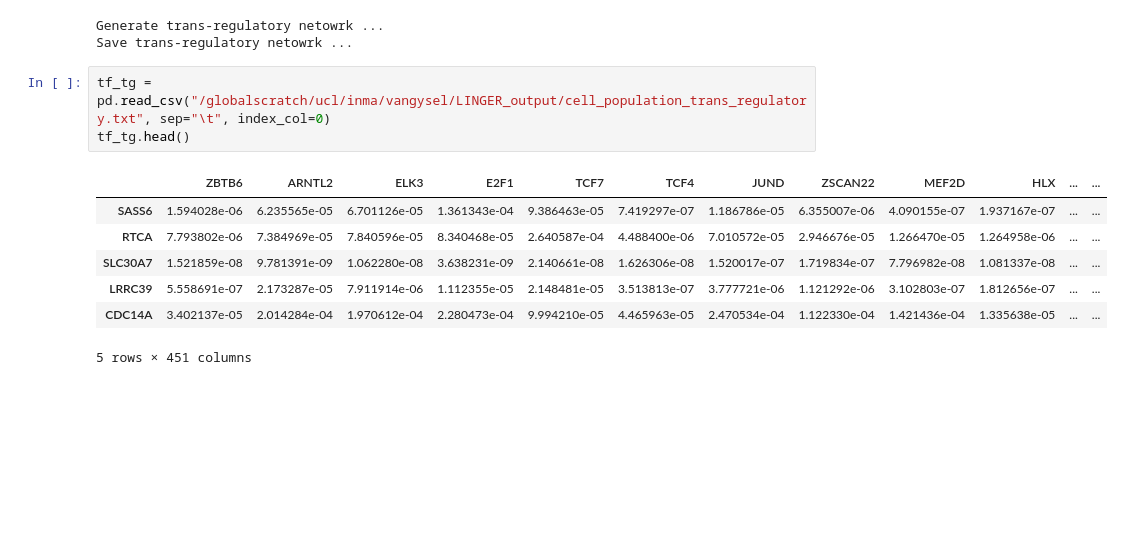
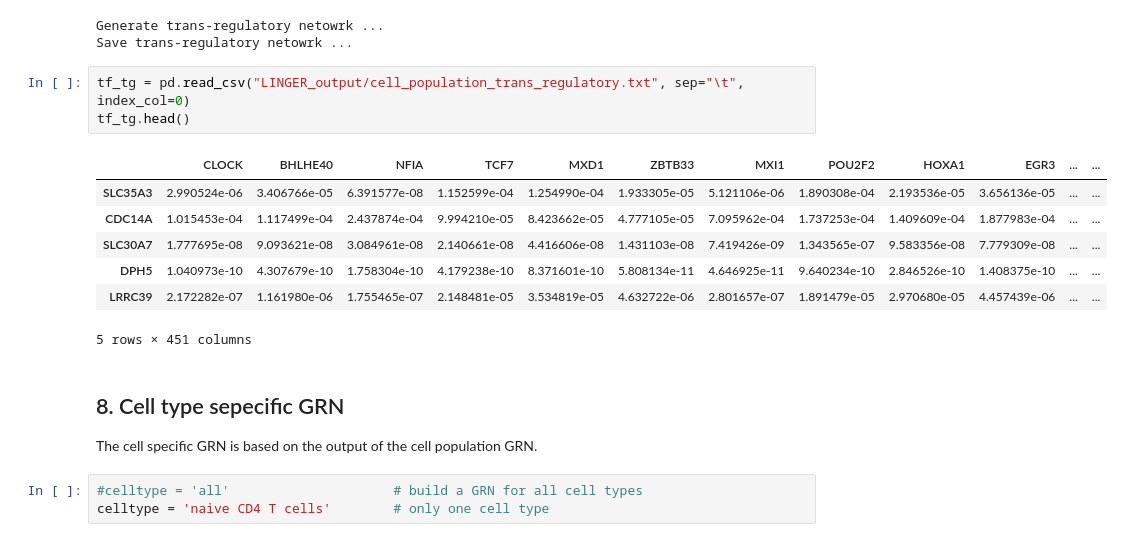
Before and after one commit to emvg/LINGER, a Jupyter notebook: notebooks/PBMCs_tutorial.ipynb, the cells around one changed output. Cells and saved outputs as stored; diff of their text form; blank space fills up the shorter version.

```diff
--- a/notebooks/PBMCs_tutorial.ipynb
+++ b/notebooks/PBMCs_tutorial.ipynb
@@ -527,13 +533,19 @@ LL_net.trans_reg(GRNdir,method,outdir,genome)
 Generate trans-regulatory netowrk ...
 Save trans-regulatory netowrk ...
 # %%
-tf_tg = pd.read_csv("/globalscratch/ucl/inma/vangysel/LINGER_output/cell_population_trans_regulatory.txt", sep="\t", index_col=0)
+tf_tg = pd.read_csv("LINGER_output/cell_population_trans_regulatory.txt", sep="\t", index_col=0)
 tf_tg.head()
 # %% [output]
-|  | ZBTB6 | ARNTL2 | ELK3 | E2F1 | TCF7 | TCF4 | JUND | ZSCAN22 | MEF2D | HLX | ... | ... |
-| SASS6 | 1.594028e-06 | 6.235565e-05 | 6.701126e-05 | 1.361343e-04 | 9.386463e-05 | 7.419297e-07 | 1.186786e-05 | 6.355007e-06 | 4.090155e-07 | 1.937167e-07 | ... | ... |
-| RTCA | 7.793802e-06 | 7.384969e-05 | 7.840596e-05 | 8.340468e-05 | 2.640587e-04 | 4.488400e-06 | 7.010572e-05 | 2.946676e-05 | 1.266470e-05 | 1.264958e-06 | ... | ... |
-| SLC30A7 | 1.521859e-08 | 9.781391e-09 | 1.062280e-08 | 3.638231e-09 | 2.140661e-08 | 1.626306e-08 | 1.520017e-07 | 1.719834e-07 | 7.796982e-08 | 1.081337e-08 | ... | ... |
-| LRRC39 | 5.558691e-07 | 2.173287e-05 | 7.911914e-06 | 1.112355e-05 | 2.148481e-05 | 3.513813e-07 | 3.777721e-06 | 1.121292e-06 | 3.102803e-07 | 1.812656e-07 | ... | ... |
-| CDC14A | 3.402137e-05 | 2.014284e-04 | 1.970612e-04 | 2.280473e-04 | 9.994210e-05 | 4.465963e-05 | 2.470534e-04 | 1.122330e-04 | 1.421436e-04 | 1.335638e-05 | ... | ... |
+|  | CLOCK | BHLHE40 | NFIA | TCF7 | MXD1 | ZBTB33 | MXI1 | POU2F2 | HOXA1 | EGR3 | ... | ... |
+| SLC35A3 | 2.990524e-06 | 3.406766e-05 | 6.391577e-08 | 1.152599e-04 | 1.254990e-04 | 1.933305e-05 | 5.121106e-06 | 1.890308e-04 | 2.193536e-05 | 3.656136e-05 | ... | ... |
+| CDC14A | 1.015453e-04 | 1.117499e-04 | 2.437874e-04 | 9.994210e-05 | 8.423662e-05 | 4.777105e-05 | 7.095962e-04 | 1.737253e-04 | 1.409609e-04 | 1.877983e-04 | ... | ... |
+| SLC30A7 | 1.777695e-08 | 9.093621e-08 | 3.084961e-08 | 2.140661e-08 | 4.416606e-08 | 1.431103e-08 | 7.419426e-09 | 1.343565e-07 | 9.583356e-08 | 7.779309e-08 | ... | ... |
+| DPH5 | 1.040973e-10 | 4.307679e-10 | 1.758304e-10 | 4.179238e-10 | 8.371601e-10 | 5.808134e-11 | 4.646925e-11 | 9.640234e-10 | 2.846526e-10 | 1.408375e-10 | ... | ... |
+| LRRC39 | 2.172282e-07 | 1.161980e-06 | 1.755465e-07 | 2.148481e-05 | 3.534819e-05 | 4.632722e-06 | 2.801657e-07 | 1.891479e-05 | 2.970680e-05 | 4.457439e-06 | ... | ... |
 5 rows × 451 columns
+# %% [markdown]
+## 8. Cell type sepecific GRN
+The cell specific GRN is based on the output of the cell population GRN.
+# %%
+#celltype = 'all'                     # build a GRN for all cell types
+celltype = 'naive CD4 T cells'        # only one cell type
```
Also changed, not shown: parts of 41 cells of this notebook.
